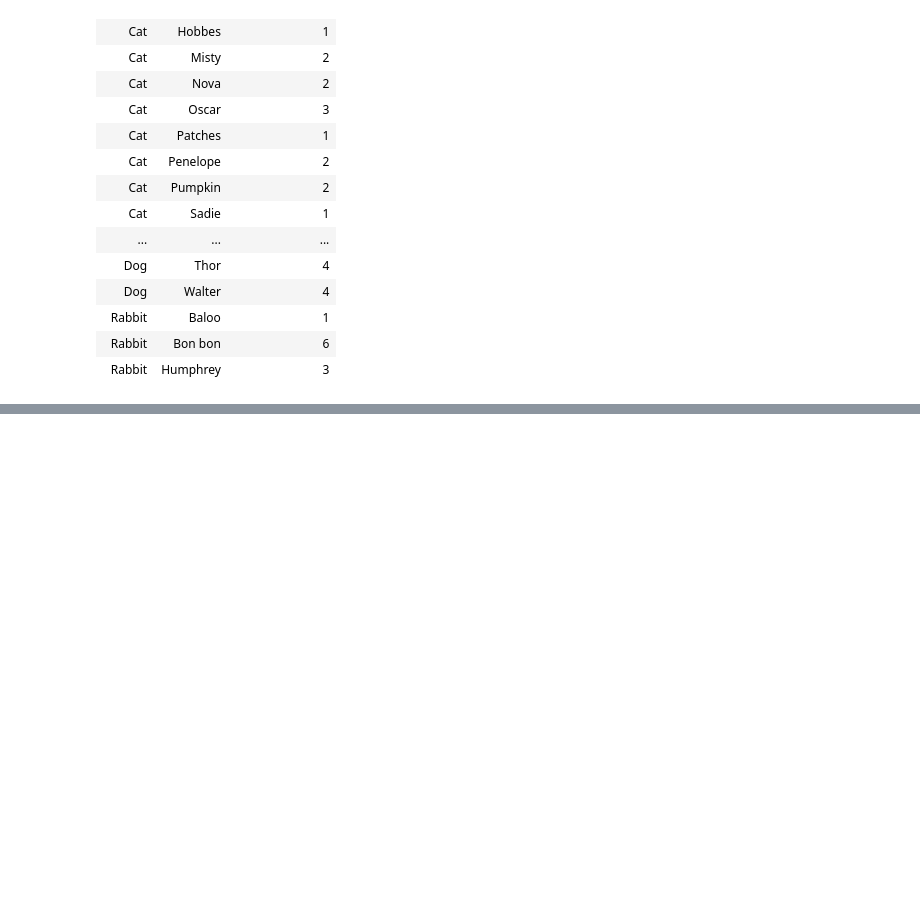
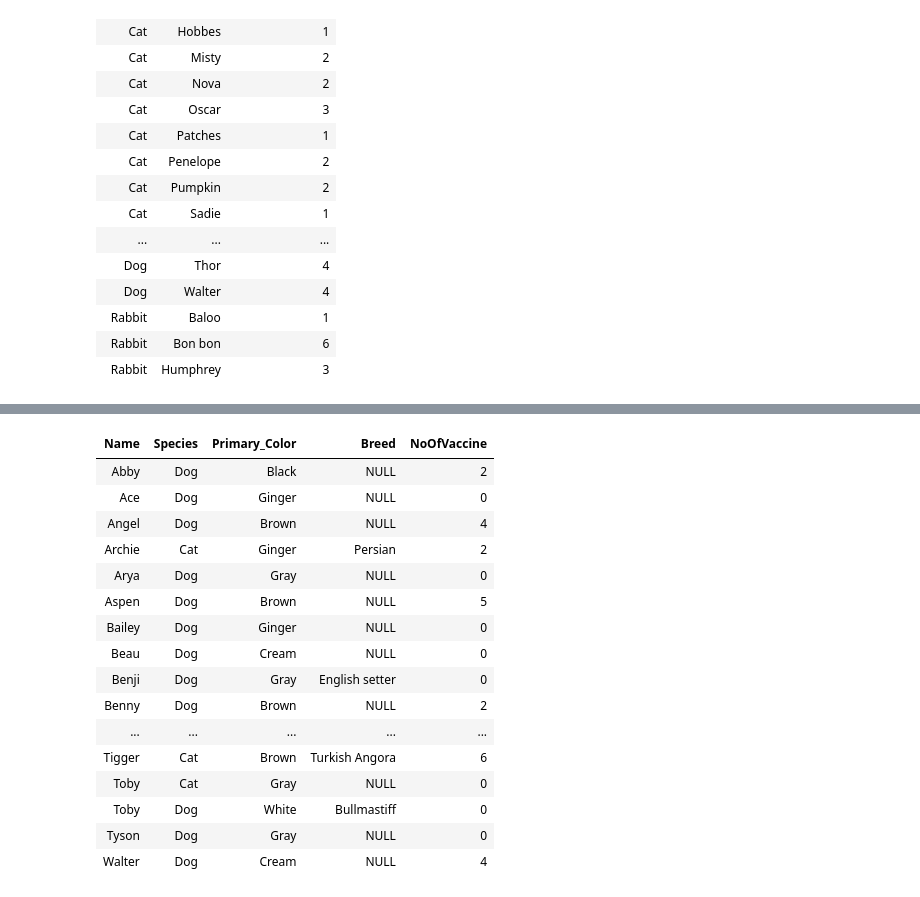
Before and after one commit to moawasthi/Practice_Pyspark, a Jupyter notebook: Linked In Course - Advanced Querying on Pyspark/Pyspark_Query_Practice.ipynb, the cells around one changed output, grey strips where cells are left out. Cells and saved outputs as stored; diff of their text form; code cells hidden in the pictures; blank space fills up the shorter version.

```diff
--- a/Linked In Course - Advanced Querying on Pyspark/Pyspark_Query_Practice.ipynb
+++ b/Linked In Course - Advanced Querying on Pyspark/Pyspark_Query_Practice.ipynb
@@ -252,0 +310,26 @@ vaccinations_agg.display()
+# %%
+vaccinations_with_agg_Filters = animals.join(vaccinations, (a.Name == v.Name) & (a.Species == v.Species) , "left" ).where ( (v.Vaccination_Time <= '2019-10-01 00:00:00.0000000') | (v.Vaccination_Time.isNull()) ) .groupBy(a.Name, a.Species).agg(max(col('Primary_Color')).alias('Primary_Color'),
+                                        max(col('Breed')).alias('Breed'),
+                                       count(col('Vaccine')).alias('NoOfVaccine')
+                                       ).where(a.Species != 'Rabbit')
+
+
+vaccinations_with_agg_Filters.display()
+# %% [output]
+| Name | Species | Primary_Color | Breed | NoOfVaccine |
+| Abby | Dog | Black | NULL | 2 |
+| Ace | Dog | Ginger | NULL | 0 |
+| Angel | Dog | Brown | NULL | 4 |
+| Archie | Cat | Ginger | Persian | 2 |
+| Arya | Dog | Gray | NULL | 0 |
+| Aspen | Dog | Brown | NULL | 5 |
+| Bailey | Dog | Ginger | NULL | 0 |
+| Beau | Dog | Cream | NULL | 0 |
+| Benji | Dog | Gray | English setter | 0 |
+| Benny | Dog | Brown | NULL | 2 |
+| ... | ... | ... | ... | ... |
+| Tigger | Cat | Brown | Turkish Angora | 6 |
+| Toby | Cat | Gray | NULL | 0 |
+| Toby | Dog | White | Bullmastiff | 0 |
+| Tyson | Dog | Gray | NULL | 0 |
+| Walter | Dog | Cream | NULL | 4 |
```
Also changed, not shown: parts of 4 cells of this notebook.
